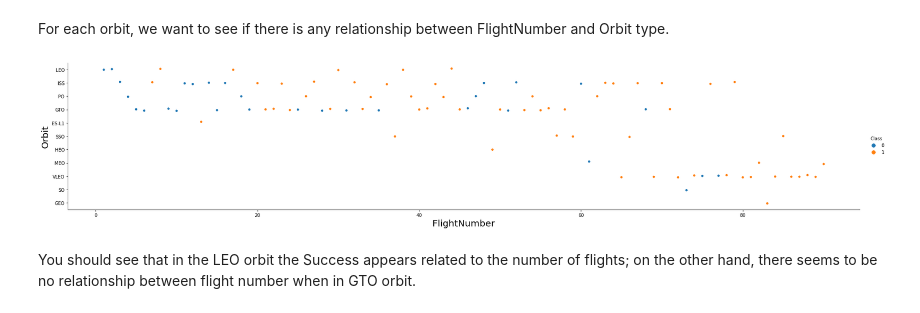
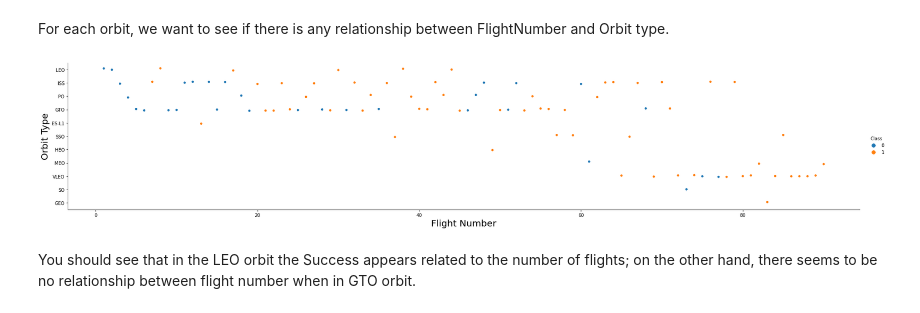
Before and after one commit to syntaxerror9/Coursera_Capstone, a Jupyter notebook: EDA-Week2-Visualisation.ipynb, the cells around one changed output. Cells and saved outputs as stored; diff of their text form; code cells hidden in the pictures.

```diff
--- a/EDA-Week2-Visualisation.ipynb
+++ b/EDA-Week2-Visualisation.ipynb
@@ -129,11 +129,11 @@ For each orbit, we want to see if there is any relationship between FlightNumber
 # %%
 # Plot a scatter point chart with x axis to be FlightNumber and y axis to be the Orbit, and hue to be the class value
 sns.catplot(y="Orbit", x="FlightNumber", hue="Class", data=df, aspect = 5)
-plt.xlabel("FlightNumber",fontsize=20)
-plt.ylabel("Orbit",fontsize=20)
+plt.xlabel("Flight Number",fontsize=20)
+plt.ylabel("Orbit Type",fontsize=20)
 plt.show()
 # %% [output]
-[figure, old version]
+[figure, new version]
 # %% [markdown]
 You should see that in the LEO orbit the Success appears related to the number of flights; on the other hand, there seems to be no relationship between flight number when in GTO orbit.
 # %% [markdown]
```
Also changed, not shown: parts of 4 cells of this notebook.
